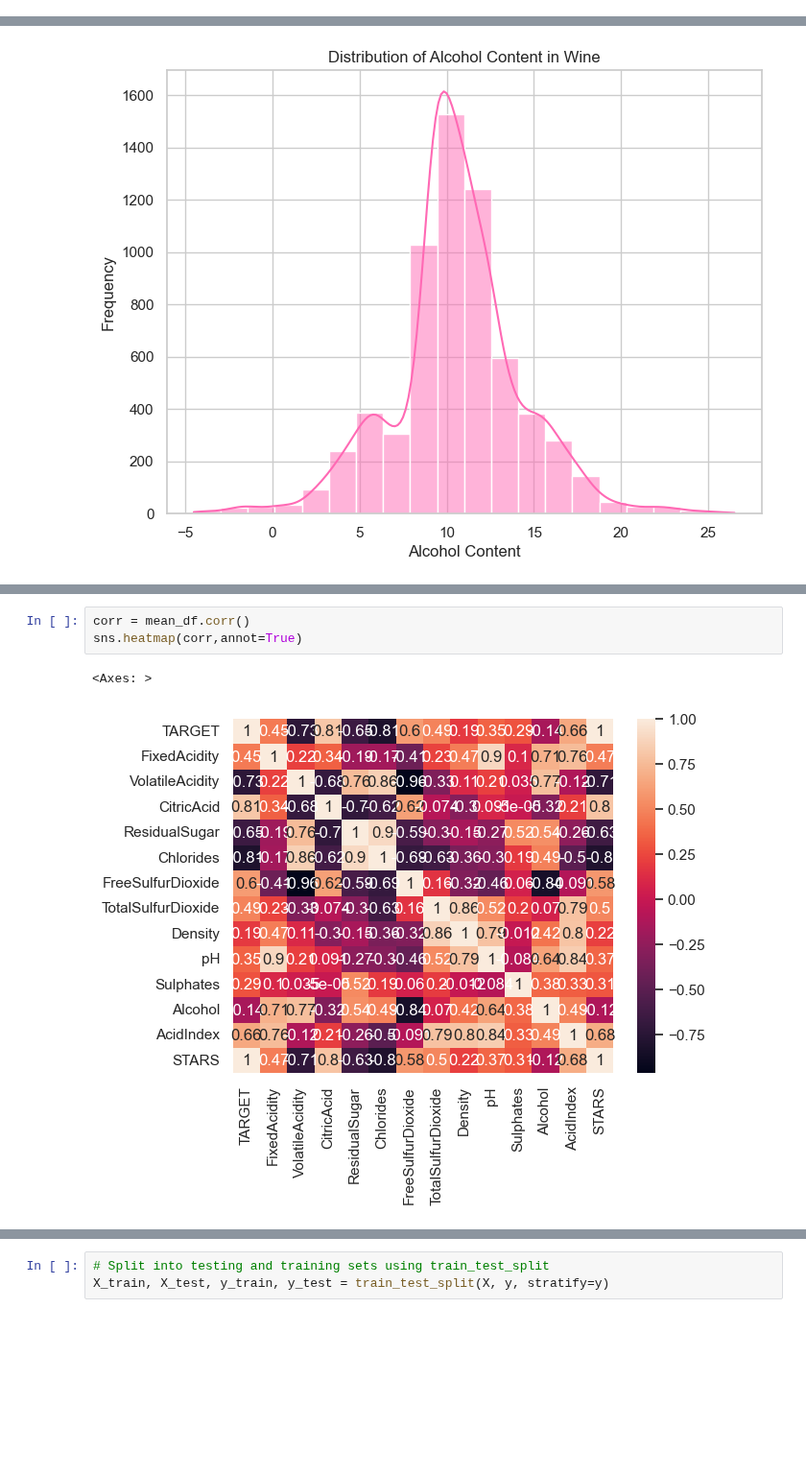
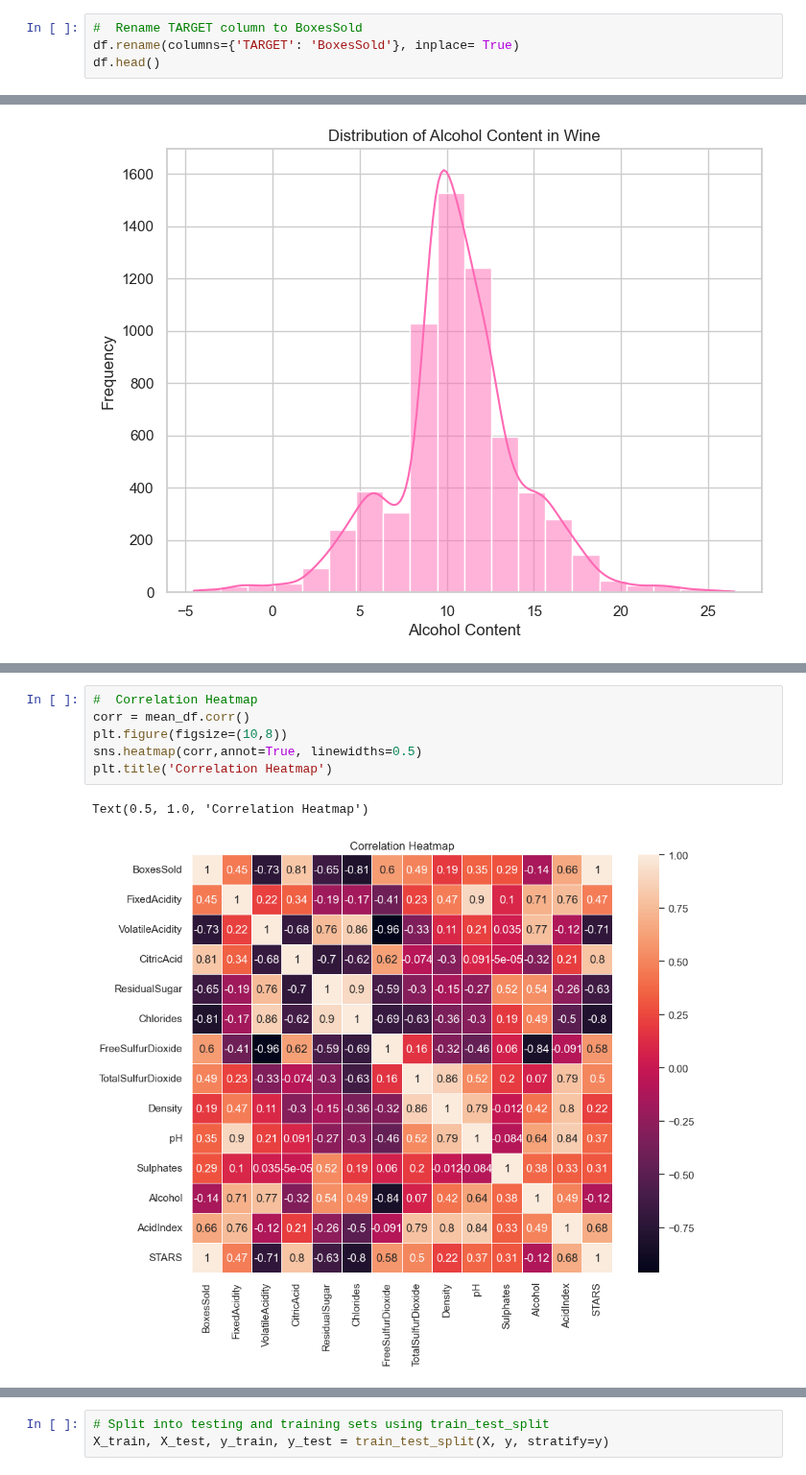
Before and after one commit to symcd2020/Machine-Learning-Project, a Jupyter notebook: WORK_WINE_Lori.ipynb, the cells around one changed output, grey strips where cells are left out. Shown at 96% size. Cells and saved outputs as stored; diff of their text form; blank space fills up the shorter version.

```diff
--- a/WORK_WINE_Lori.ipynb
+++ b/WORK_WINE_Lori.ipynb
@@ -41,0 +23,4 @@ df.corr()
+# %%
+#  Rename TARGET column to BoxesSold
+df.rename(columns={'TARGET': 'BoxesSold'}, inplace= True)
+df.head()
@@ -132,11 +140,14 @@ plt.show()
 # %% [output]
 [figure]
 # %%
+#  Correlation Heatmap
 corr = mean_df.corr()
-sns.heatmap(corr,annot=True)
+plt.figure(figsize=(10,8))
+sns.heatmap(corr,annot=True, linewidths=0.5)
+plt.title('Correlation Heatmap')
 # %% [output]
-<Axes: >
+Text(0.5, 1.0, 'Correlation Heatmap')
-[figure, old version]
+[figure, new version]
 # %%
 plt.figure(figsize=(10, 6))
 sns.heatmap(mean_df, annot=True, cmap='coolwarm', fmt=".2f")
```
Also changed, not shown: parts of 29 cells of this notebook.
